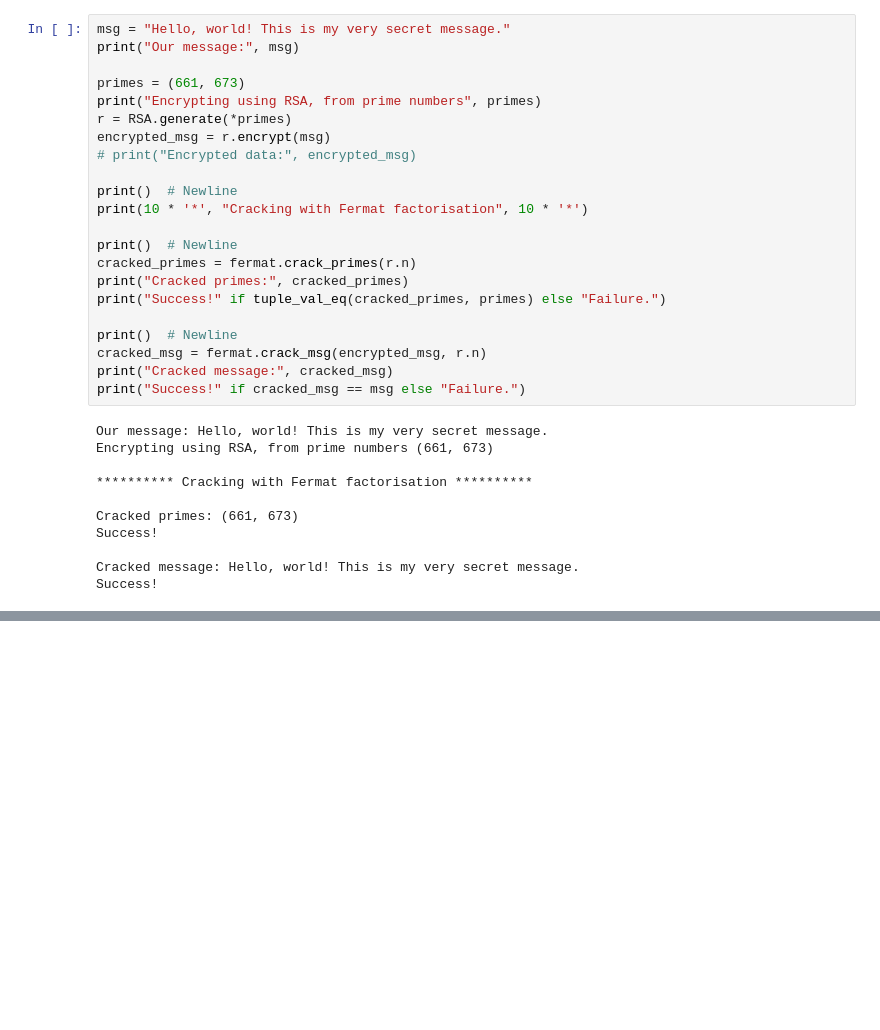
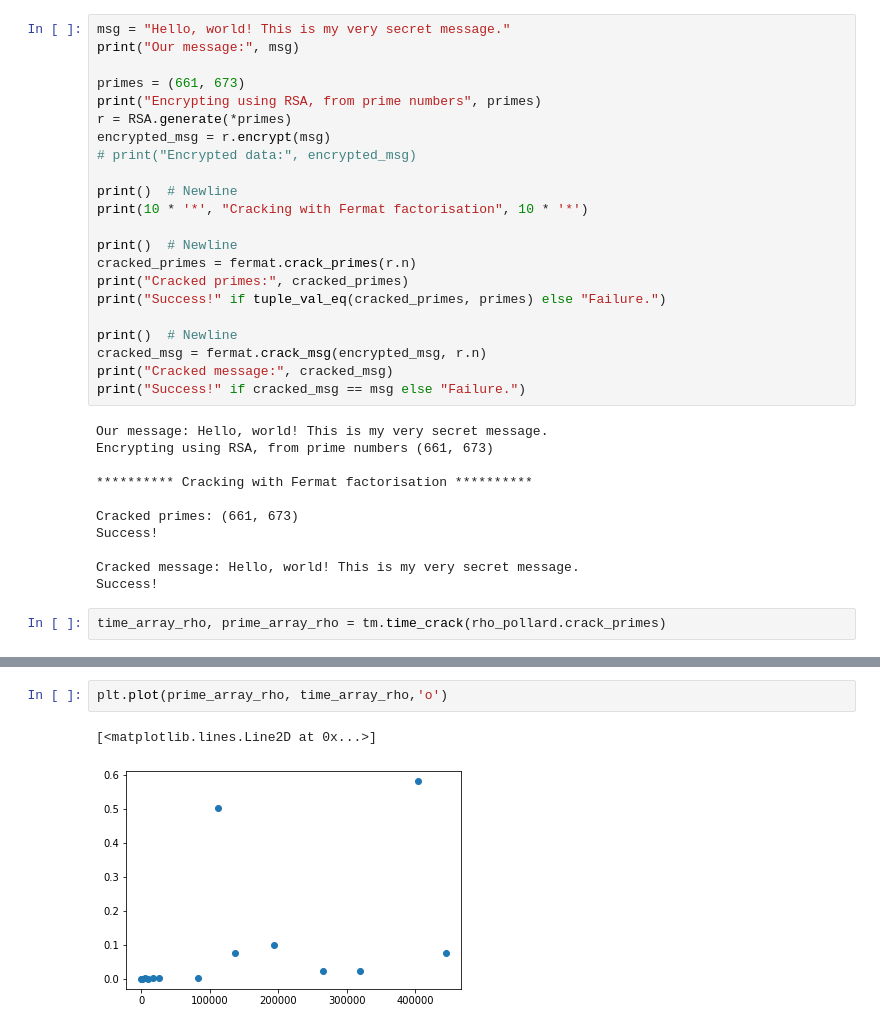
Before and after one commit to matiboux/epita-s6-fmsi, a Jupyter notebook: Notebook.ipynb, the cells around one changed output, grey strips where cells are left out. Cells and saved outputs as stored; diff of their text form; blank space fills up the shorter version.

Commit message:
Added time cracking to the notebook

```diff
--- a/Notebook.ipynb
+++ b/Notebook.ipynb
@@ -265,3 +271,5 @@ Success!
 
 Cracked message: Hello, world! This is my very secret message.
 Success!
+# %%
+time_array_rho, prime_array_rho = tm.time_crack(rho_pollard.crack_primes)
@@ -267,0 +294,5 @@ Success!
+# %%
+plt.plot(prime_array_rho, time_array_rho,'o')
+# %% [output]
+[<matplotlib.lines.Line2D at 0x...>]
+[figure, added]
```
Also changed, not shown: parts of 6 cells of this notebook, 1 other file.
